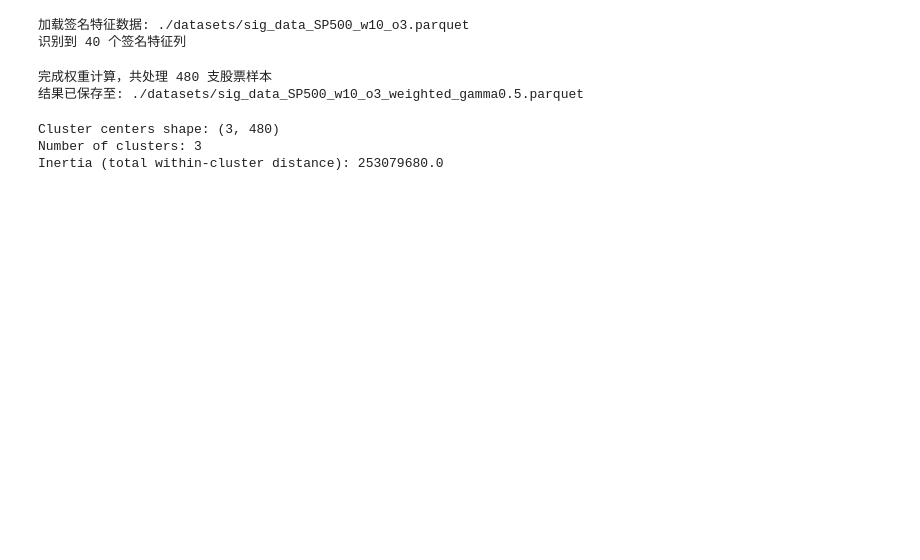
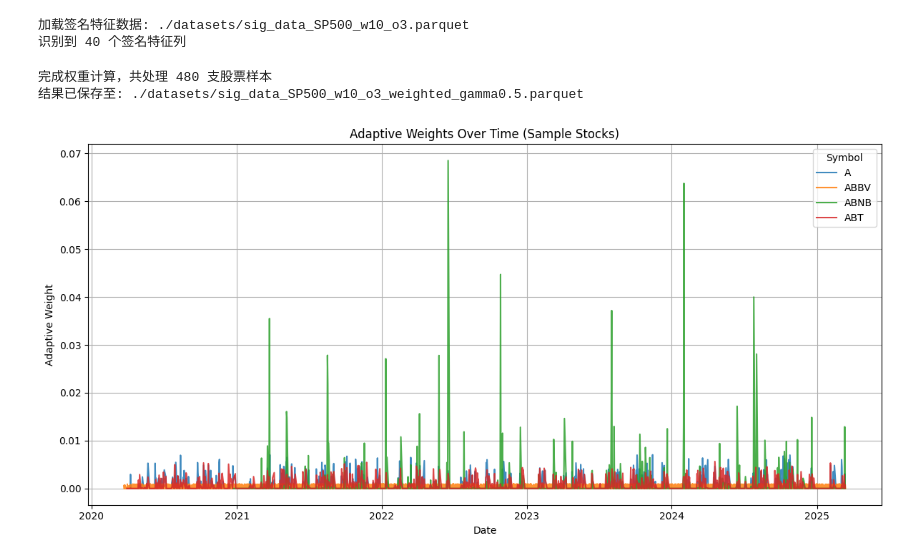
Before and after one commit to george-lhj/Transfer_Learning_for_Stock_Prediction, a Jupyter notebook: sig_kernel_adaptive_weight.ipynb, the cells around one changed output. Saved outputs shown, nothing was run; the diff lists cells and outputs as text; code cells hidden in the pictures; blank space fills up the shorter version.

Commit message:
update sig kernel clustering & adaptive weight
update code and add a bit visualization for it

```diff
--- a/sig_kernel_adaptive_weight.ipynb
+++ b/sig_kernel_adaptive_weight.ipynb
@@ -85,21 +85,28 @@ if __name__ == "__main__":
 识别到 40 个签名特征列
 完成权重计算，共处理 480 支股票样本
 结果已保存至: ./datasets/sig_data_SP500_w10_o3_weighted_gamma0.5.parquet
-# %%
-import joblib
-
-# Load the model
-kmeans_model = joblib.load("./datasets/kmeans_final.joblib")
-
-# Print basic info
-print("Cluster centers shape:", kmeans_model.cluster_centers_.shape)
-print("Number of clusters:", kmeans_model.n_clusters)
-print("Inertia (total within-cluster distance):", kmeans_model.inertia_)
-
-# Access individual attributes
-labels = kmeans_model.labels_              # Cluster labels for training data
-centroids = kmeans_model.cluster_centers_  # Cluster centers
-# %% [output]
-Cluster centers shape: (3, 480)
-Number of clusters: 3
-Inertia (total within-cluster distance): 253079680.0
+# %%
+import matplotlib.pyplot as plt
+import seaborn as sns
+
+# Prepare data
+plot_df = weighted_df.dropna(subset=["adaptive_weight"]).copy()
+plot_df["date"] = pd.to_datetime(plot_df["date"])
+plot_df.sort_values(["symbol", "date"], inplace=True)
+
+# 2. Time series of adaptive weights for sample stocks
+sample_stocks = plot_df["symbol"].unique()[:4]  # pick 4 sample stocks
+plt.figure(figsize=(12, 6))
+for stock in sample_stocks:
+    stock_data = plot_df[plot_df["symbol"] == stock]
+    plt.plot(stock_data["date"], stock_data["adaptive_weight"], label=stock, alpha=0.85)
+
+plt.title("Adaptive Weights Over Time (Sample Stocks)")
+plt.xlabel("Date")
+plt.ylabel("Adaptive Weight")
+plt.legend(title="Symbol")
+plt.grid(True)
+plt.tight_layout()
+plt.show()
+# %% [output]
+[figure, added]
```
Also changed, not shown: 2 other files.
